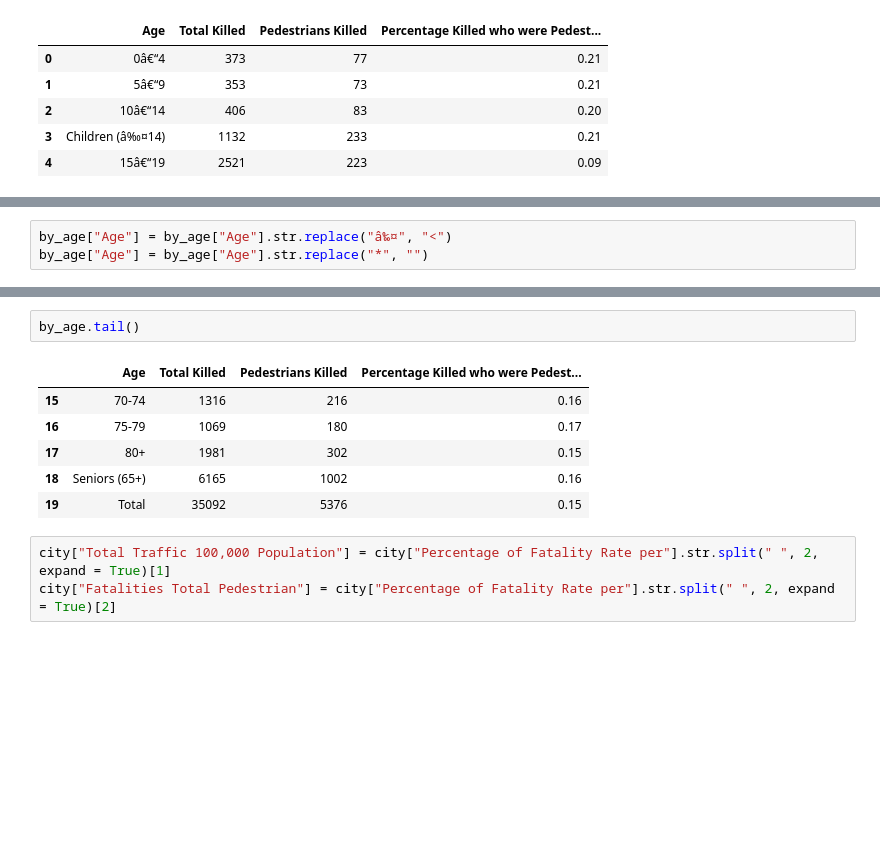
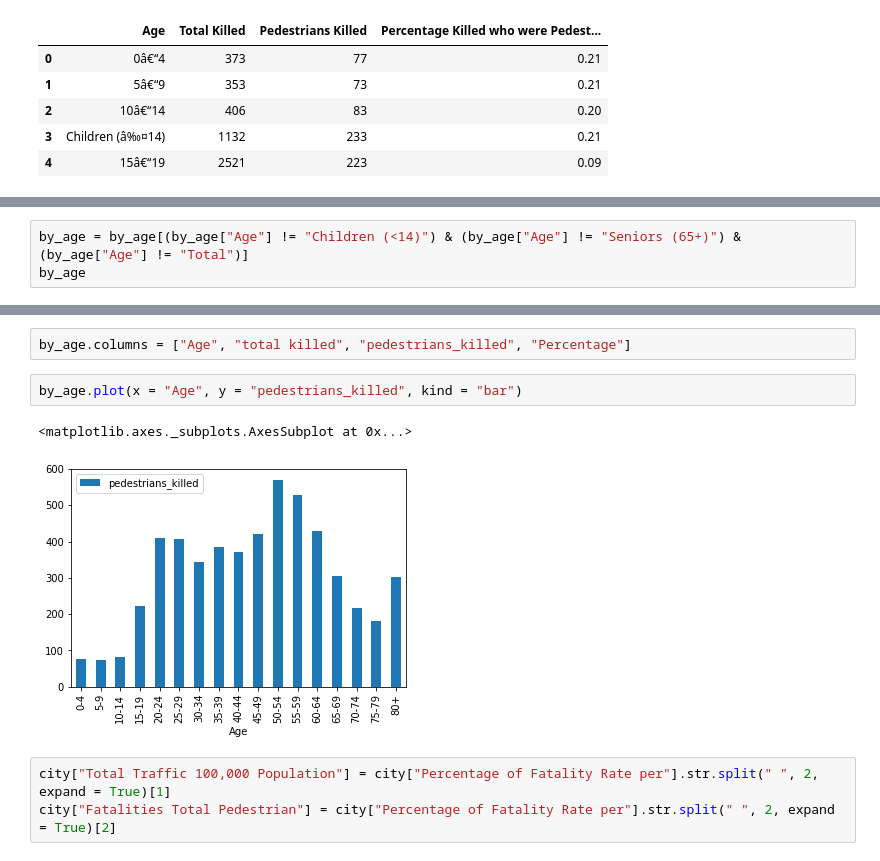
Before and after one commit to JulienAssouline/data-studios-projects, a Jupyter notebook: code/Project_2/Pedestrian fatalities.ipynb, the cells around one changed output, grey strips where cells are left out. Saved outputs shown, nothing was run; the diff lists cells and outputs as text; blank space fills up the shorter version.

```diff
--- a/code/Project_2/Pedestrian fatalities.ipynb
+++ b/code/Project_2/Pedestrian fatalities.ipynb
@@ -48,3 +61,3 @@ by_age["Age"]  = by_age["Age"].str.replace("â€“", "-")
 # %%
-by_age["Age"] = by_age["Age"].str.replace("â‰¤", "<")
-by_age["Age"] = by_age["Age"].str.replace("*", "")
+by_age = by_age[(by_age["Age"] != "Children (<14)") & (by_age["Age"] != "Seniors (65+)") & (by_age["Age"] != "Total")]
+by_age
@@ -51,12 +83,10 @@ by_age["Age"] = by_age["Age"].str.replace("*", "")
-# %%
-by_age.tail()
-# %% [output]
-|  | Age | Total Killed | Pedestrians Killed | Percentage Killed who were Pedest... |
-| 15 | 70-74 | 1316 | 216 | 0.16 |
-| 16 | 75-79 | 1069 | 180 | 0.17 |
-| 17 | 80+ | 1981 | 302 | 0.15 |
-| 18 | Seniors (65+) | 6165 | 1002 | 0.16 |
-| 19 | Total | 35092 | 5376 | 0.15 |
+# %%
+by_age.columns = ["Age", "total killed", "pedestrians_killed", "Percentage"]
+# %%
+by_age.plot(x = "Age", y = "pedestrians_killed", kind = "bar")
+# %% [output]
+<matplotlib.axes._subplots.AxesSubplot at 0x...>
+[figure, added]
 # %%
 city["Total Traffic 100,000 Population"] = city["Percentage of Fatality Rate per"].str.split(" ", 2, expand = True)[1]
 city["Fatalities Total Pedestrian"] = city["Percentage of Fatality Rate per"].str.split(" ", 2, expand = True)[2]
```
Also changed, not shown: parts of 84 cells of this notebook, 55 other files.
